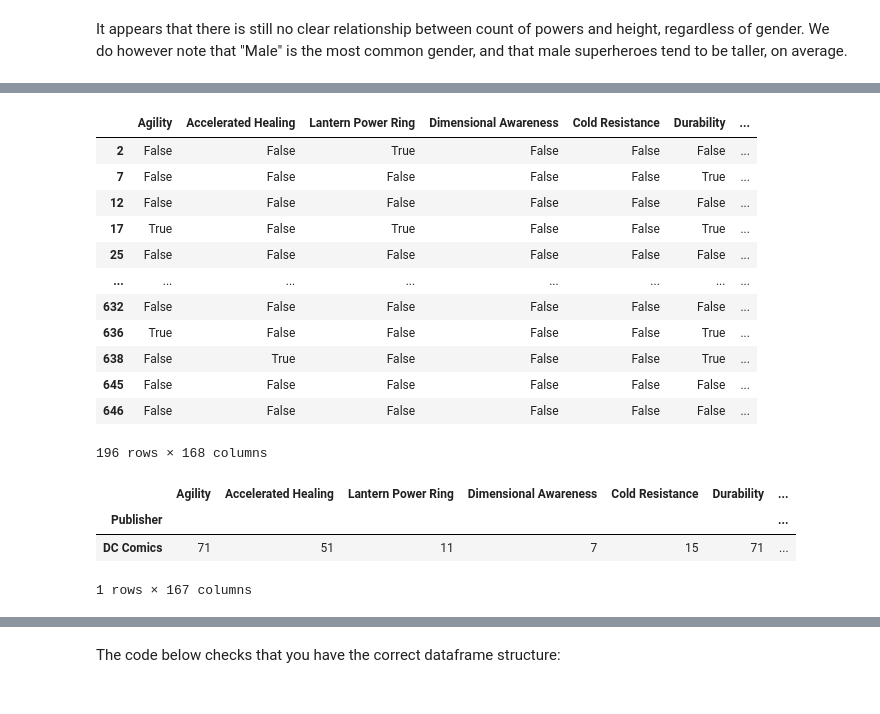
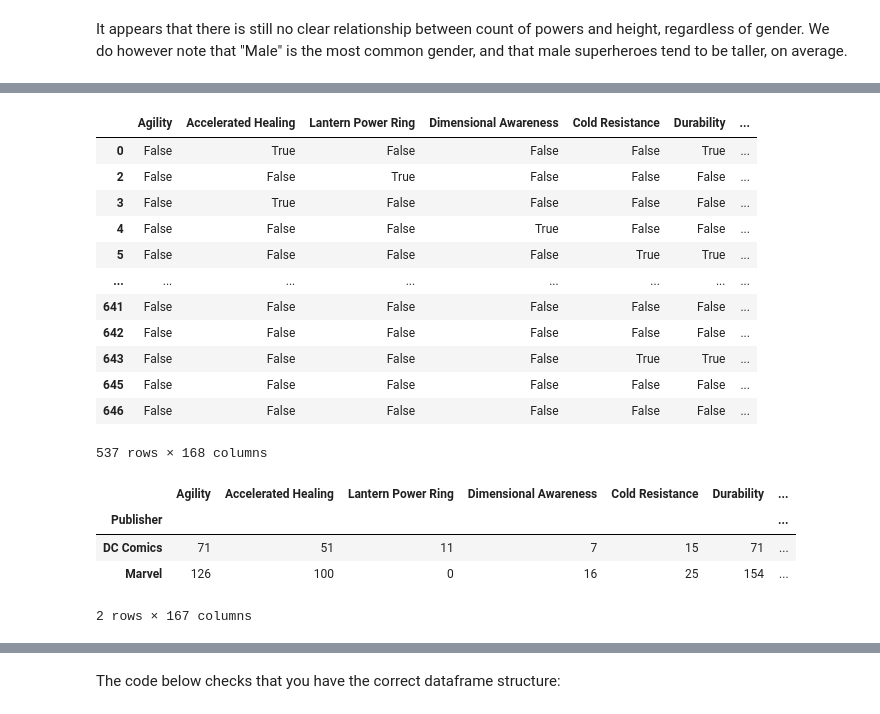
Before and after one commit to CrisThatOneCris/dsc-pandas-data-cleaning-lab, a Jupyter notebook: index.ipynb, the cells around one changed output, grey strips where cells are left out. Cells and saved outputs as stored; diff of their text form; code cells hidden in the pictures.

```diff
--- a/index.ipynb
+++ b/index.ipynb
@@ -691,34 +691,34 @@ Don't worry if the rows or columns are in a different order, all that matters is
 # %%
 # Start by dropping rows and columns that we know are irrelevant
 
 question_3_df = heroes_and_powers_df.copy()
 
 # Only rows with a relevant publisher
 question_3_df = question_3_df[
-    (question_3_df["Publisher"] == "Marvel Comics")
+    (question_3_df["Publisher"] == "Marvel")
     | (question_3_df["Publisher"] == "DC Comics")
 ]
 
 # Only columns needed are Publisher and powers
 relevant_cols = list(powers_df.index)
 relevant_cols.append("Publisher")
 question_3_df = question_3_df[relevant_cols]
 
 question_3_df
 # %% [output]
 |  | Agility | Accelerated Healing | Lantern Power Ring | Dimensional Awareness | Cold Resistance | Durability | ... |
+| 0 | False | True | False | False | False | True | ... |
 | 2 | False | False | True | False | False | False | ... |
-| 7 | False | False | False | False | False | True | ... |
-| 12 | False | False | False | False | False | False | ... |
-| 17 | True | False | True | False | False | True | ... |
-| 25 | False | False | False | False | False | False | ... |
+| 3 | False | True | False | False | False | False | ... |
+| 4 | False | False | False | True | False | False | ... |
+| 5 | False | False | False | False | True | True | ... |
 | ... | ... | ... | ... | ... | ... | ... | ... |
-| 632 | False | False | False | False | False | False | ... |
-| 636 | True | False | False | False | False | True | ... |
-| 638 | False | True | False | False | False | True | ... |
+| 641 | False | False | False | False | False | False | ... |
+| 642 | False | False | False | False | False | False | ... |
+| 643 | False | False | False | False | True | True | ... |
 | 645 | False | False | False | False | False | False | ... |
 | 646 | False | False | False | False | False | False | ... |
-196 rows × 168 columns
+537 rows × 168 columns
 # %%
 # Now group by Publisher
 
@@ -731,4 +731,5 @@ question_3_df
 |  | Agility | Accelerated Healing | Lantern Power Ring | Dimensional Awareness | Cold Resistance | Durability | ... |
 | Publisher |  |  |  |  |  |  | ... |
 | DC Comics | 71 | 51 | 11 | 7 | 15 | 71 | ... |
+| Marvel | 126 | 100 | 0 | 16 | 25 | 154 | ... |
-1 rows × 167 columns
+2 rows × 167 columns
```
Also changed, not shown: parts of 16 cells of this notebook.
